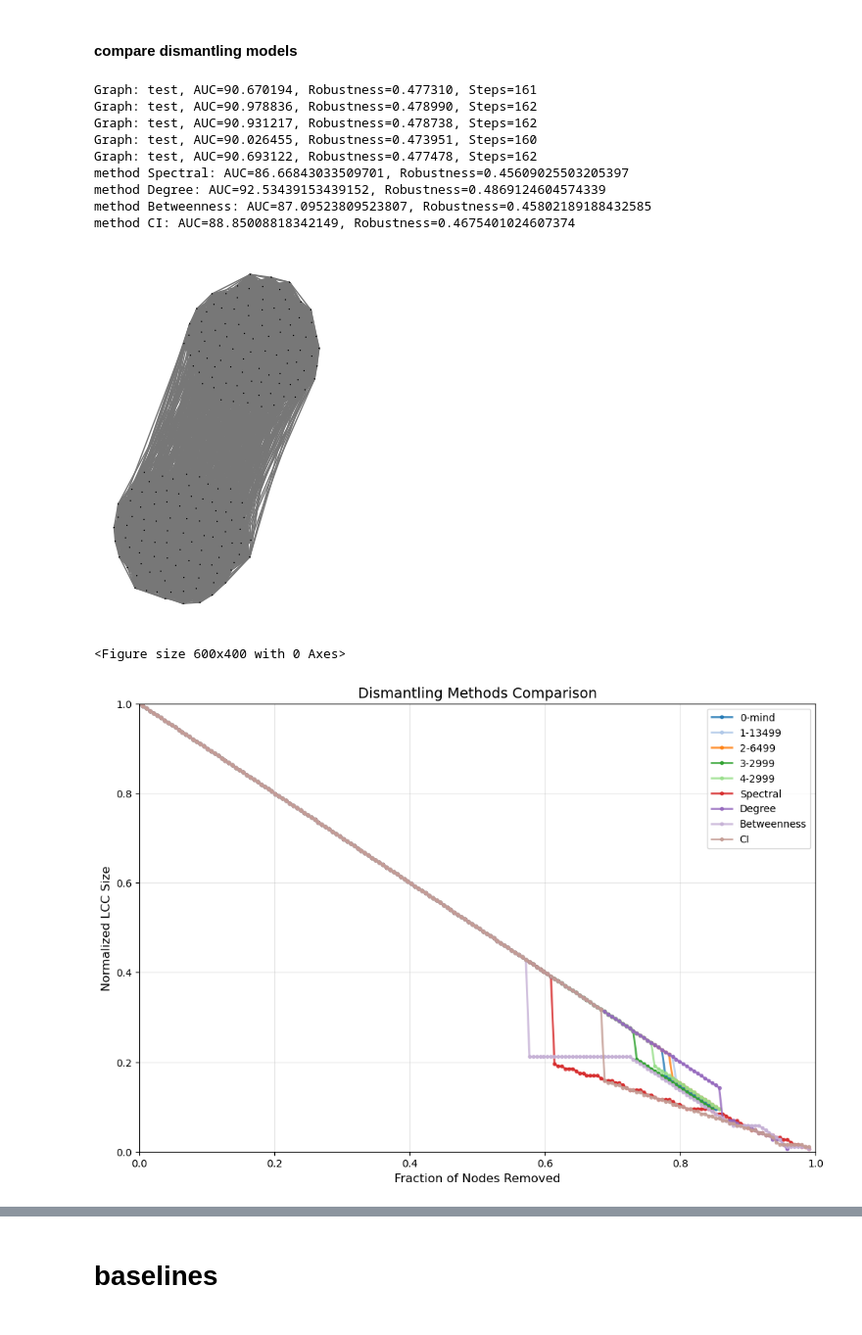
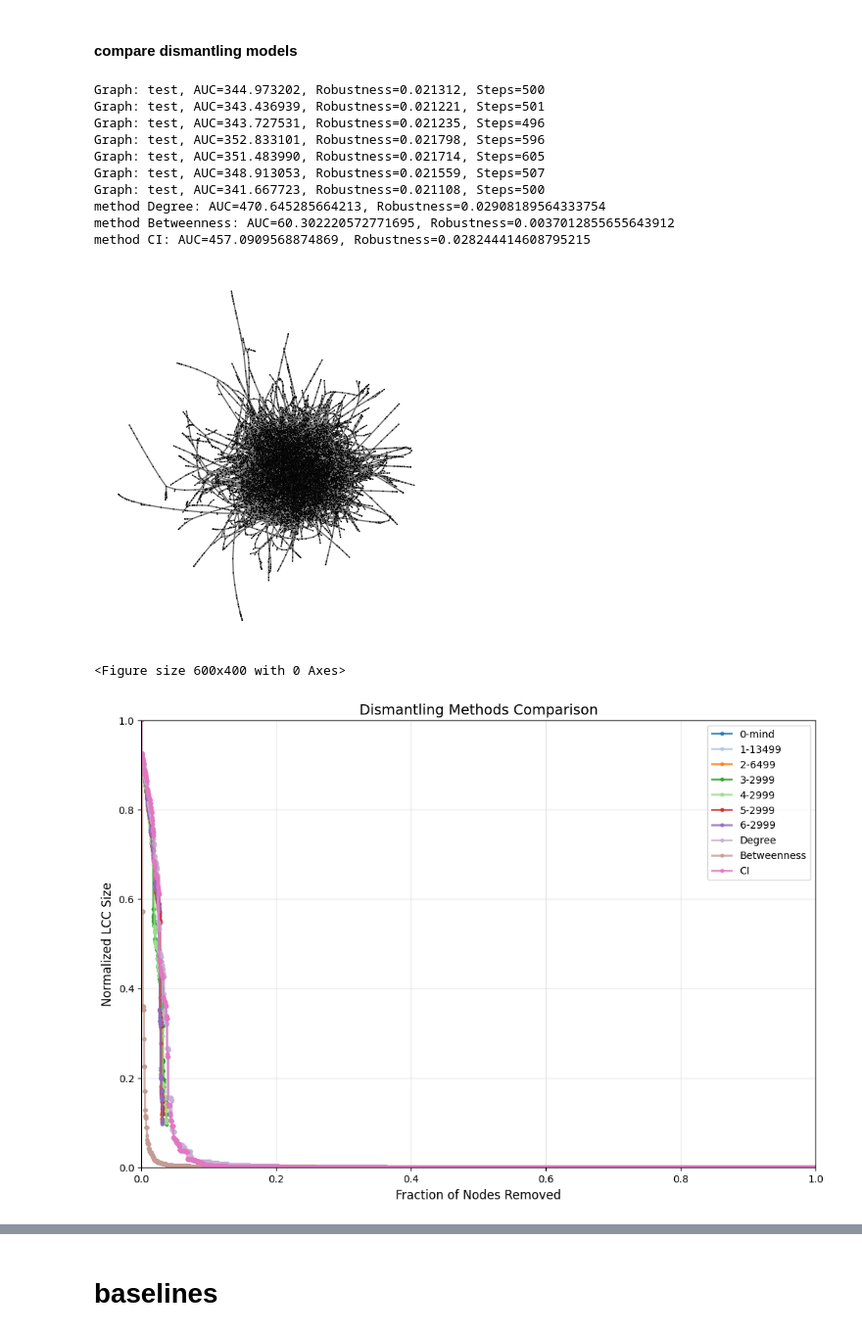
Before and after one commit to Rich-Chaw/MIND-ND, a Jupyter notebook: baseline.ipynb, the cells around one changed output, grey strips where cells are left out. Shown at 98% size. Drawn from its saved outputs; the diff is of its cells as text; code cells hidden in the pictures.

```diff
--- a/baseline.ipynb
+++ b/baseline.ipynb
@@ -175,57 +175,62 @@ from utils.plot import plot_graph
 g_name = 'test'
 # g = load_g(f'graphs/real/FINDER/Crime.pkl',name=g_name)
 # g = load_g(f'graphs/real/bio/maayan-figeys.pkl',name=g_name)
-# g = load_g(f'graphs/real/tech/gridkit-north_america.pkl',name=g_name)
+g = load_g(f'graphs/real/tech/gridkit-north_america.pkl',name=g_name)
 # g = load_g(f'graphs/train/100_200_RGG_2000/00008.pkl',name=g_name)
-g = load_g(f'graphs/train/100_200_SBM_2000/00010.pkl',name=g_name)
+# g = load_g(f'graphs/valid/00031_SBM.pkl',name=g_name)
 # g = ig.Graph.GRG(n=500, radius=0.13)
 
-plot_graph(g)
+g_lcc = g.connected_components().giant()
+plot_graph(g_lcc)
 
 all_results = {}
-compare_models = [
+compare_mind_ckpts = [
                     'saved/mind.ckpt',
                     # 'saved/finetune_20251216_003004/7999.ckpt',
                     # 'saved/finetune_20251216_140104/2999.ckpt',
                     # 'saved/finetune_20251216_180547/9999.ckpt',
                     # 'saved/finetune_20251216_180547/7999.ckpt',
                     # 'saved/finetune_20251217_145647/5999.ckpt',
                     'saved/finetune_20251218_185945/13499.ckpt', #100-200,RGG
                     'saved/finetune_20251222_000136/6499.ckpt',  #100-200,SBM
                     'saved/finetune_20251222_210303/2999.ckpt',  #100-200,SBM,spectral
-                    'saved/finetune_20251223_141913/2999.ckpt'   #100-200,SBM,betweenness
+                    'saved/finetune_20251223_141913/2999.ckpt',   #100-200,SBM,betweenness
+                    'saved/finetune_20251229_155032/2999.ckpt',  #100-200,SBM,betweenness,prior
+                    'saved/finetune_20251230_001358/2999.ckpt', #100-200,SBM,betweenness,prior
                     ]
 
-for idx, ckpt_pth in enumerate(compare_models):
+for idx, ckpt_pth in enumerate(compare_mind_ckpts):
     _, _, test_removals  = dismantling(g,'MIND',step_ratio=0.0,ckpt_pth=ckpt_pth)
     method_name = str(idx)+ '-' + os.path.basename(ckpt_pth).replace('.ckpt', '')
     all_results[method_name] = test_removals
 
 from baseline import baseline_dismantling,METHODS
 methods = {
-    "Spectral":METHODS['Spectral'],
+    # "Spectral":METHODS['Spectral'],
     "Degree":METHODS['Degree'],
     "Betweenness":METHODS['Betweenness'],
     "CI": METHODS['CI'],
+    # 'FINDER':METHODS['FINDER']
 }
 baseline_results = baseline_dismantling(g,methods,visualize=False)
 all_results.update(baseline_results)
 
 from visualize_dismantling import visualize_multiple_curve
 visualize_multiple_curve(g,all_results)
 # %% [output]
-Graph: test, AUC=90.670194, Robustness=0.477310, Steps=161
-Graph: test, AUC=90.978836, Robustness=0.478990, Steps=162
-Graph: test, AUC=90.931217, Robustness=0.478738, Steps=162
-Graph: test, AUC=90.026455, Robustness=0.473951, Steps=160
-Graph: test, AUC=90.693122, Robustness=0.477478, Steps=162
-method Spectral: AUC=86.66843033509701, Robustness=0.45609025503205397
-method Degree: AUC=92.53439153439152, Robustness=0.4869124604574339
-method Betweenness: AUC=87.09523809523807, Robustness=0.45802189188432585
-method CI: AUC=88.85008818342149, Robustness=0.4675401024607374
+Graph: test, AUC=344.973202, Robustness=0.021312, Steps=500
+Graph: test, AUC=343.436939, Robustness=0.021221, Steps=501
+Graph: test, AUC=343.727531, Robustness=0.021235, Steps=496
+Graph: test, AUC=352.833101, Robustness=0.021798, Steps=596
+Graph: test, AUC=351.483990, Robustness=0.021714, Steps=605
+Graph: test, AUC=348.913053, Robustness=0.021559, Steps=507
+Graph: test, AUC=341.667723, Robustness=0.021108, Steps=500
+method Degree: AUC=470.645285664213, Robustness=0.02908189564333754
+method Betweenness: AUC=60.302220572771695, Robustness=0.0037012855655643912
+method CI: AUC=457.0909568874869, Robustness=0.028244414608795215
-[figure, old version]
+[figure, new version]
 <Figure size 600x400 with 0 Axes>
-[figure, old version]
+[figure, new version]
 # %%
 import matplotlib.pyplot as plt
 import importlib
```
Also changed, not shown: parts of 1 cell of this notebook, 9 other files.
